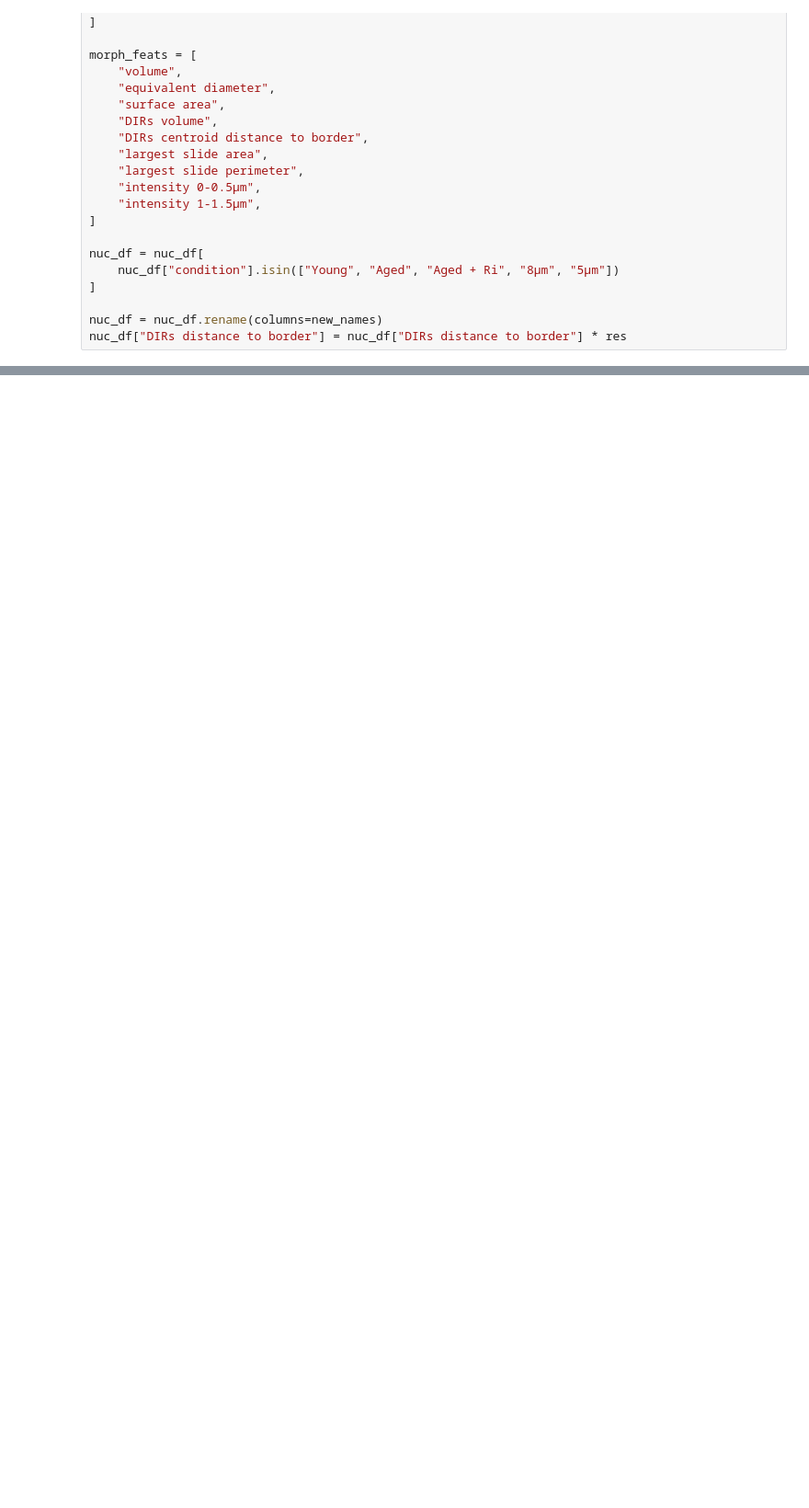
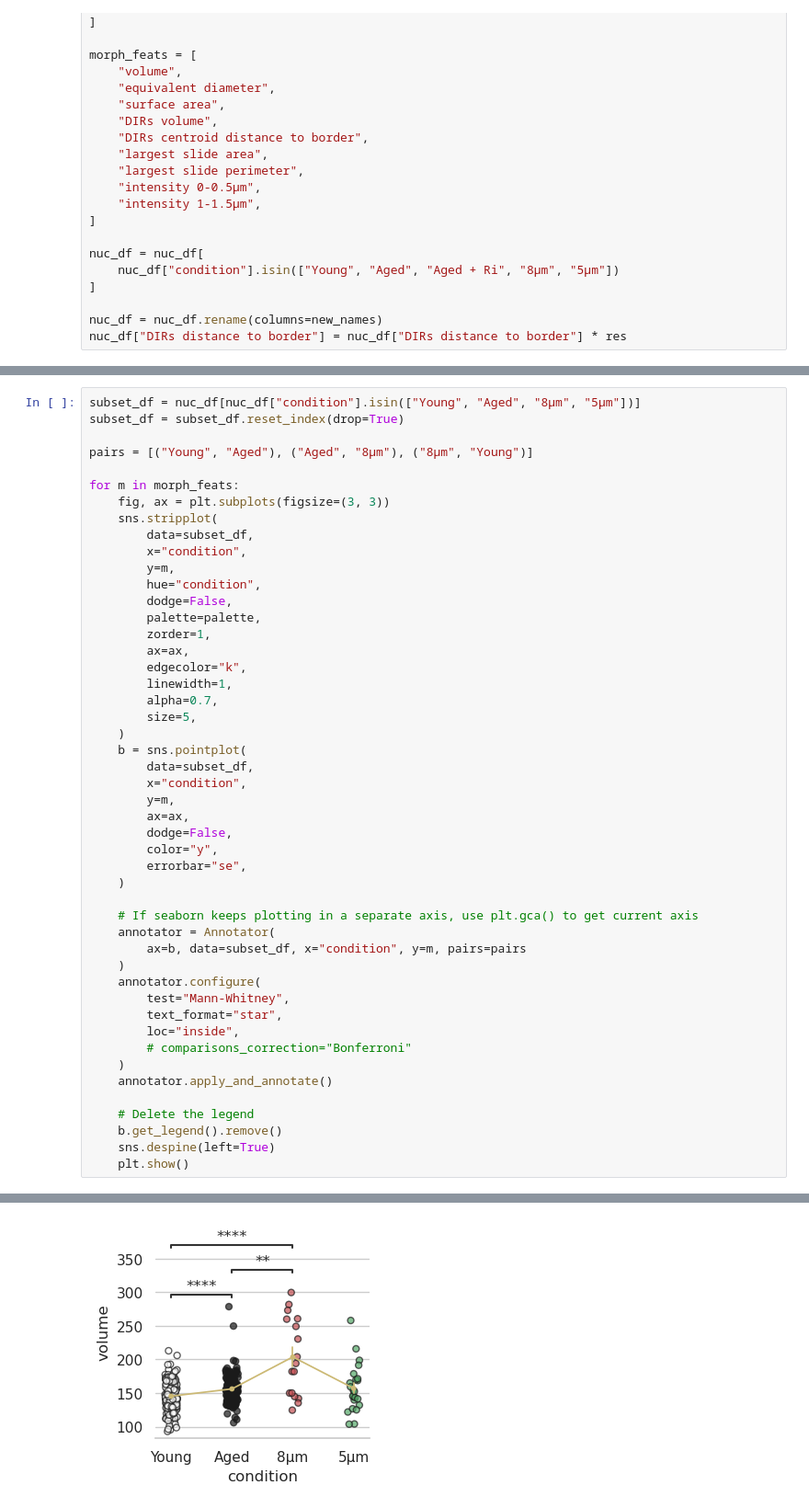
Before and after one commit to biomedical-data-science/hsc_rhoa, a Jupyter notebook: 05_comparison_boxplots.ipynb, the cells around one changed output, grey strips where cells are left out. Shown: that part at 92% size. Saved outputs shown, nothing was run; the diff lists cells and outputs as text; blank space fills up the shorter version.

```diff
--- a/05_comparison_boxplots.ipynb
+++ b/05_comparison_boxplots.ipynb
@@ -297 +230,50 @@ Young vs. 8μm: Mann-Whitney-Wilcoxon test two-sided, P_val:7.177e-04 U_stat=7.5
 ... (6 outputs left out)
+# %%
+subset_df = nuc_df[nuc_df["condition"].isin(["Young", "Aged", "8μm", "5μm"])]
+subset_df = subset_df.reset_index(drop=True)
+
+pairs = [("Young", "Aged"), ("Aged", "8μm"), ("8μm", "Young")]
+
+for m in morph_feats:
+    fig, ax = plt.subplots(figsize=(3, 3))
+    sns.stripplot(
+        data=subset_df,
+        x="condition",
+        y=m,
+        hue="condition",
+        dodge=False,
+        palette=palette,
+        zorder=1,
+        ax=ax,
+        edgecolor="k",
+        linewidth=1,
+        alpha=0.7,
+        size=5,
+    )
+    b = sns.pointplot(
+        data=subset_df,
+        x="condition",
+        y=m,
+        ax=ax,
+        dodge=False,
+        color="y",
+        errorbar="se",
+    )
+
+    # If seaborn keeps plotting in a separate axis, use plt.gca() to get current axis
+    annotator = Annotator(
+        ax=b, data=subset_df, x="condition", y=m, pairs=pairs
+    )
+    annotator.configure(
+        test="Mann-Whitney",
+        text_format="star",
+        loc="inside",
+        # comparisons_correction="Bonferroni"
+    )
+    annotator.apply_and_annotate()
+
+    # Delete the legend
+    b.get_legend().remove()
+    sns.despine(left=True)
+    plt.show()
+# %% [output]
@@ -297,0 +290 @@ Young vs. 8μm: Mann-Whitney-Wilcoxon test two-sided, P_val:7.177e-04 U_stat=7.5
+[figure, added]
```
Also changed, not shown: parts of 5 cells of this notebook, 42 other files.
